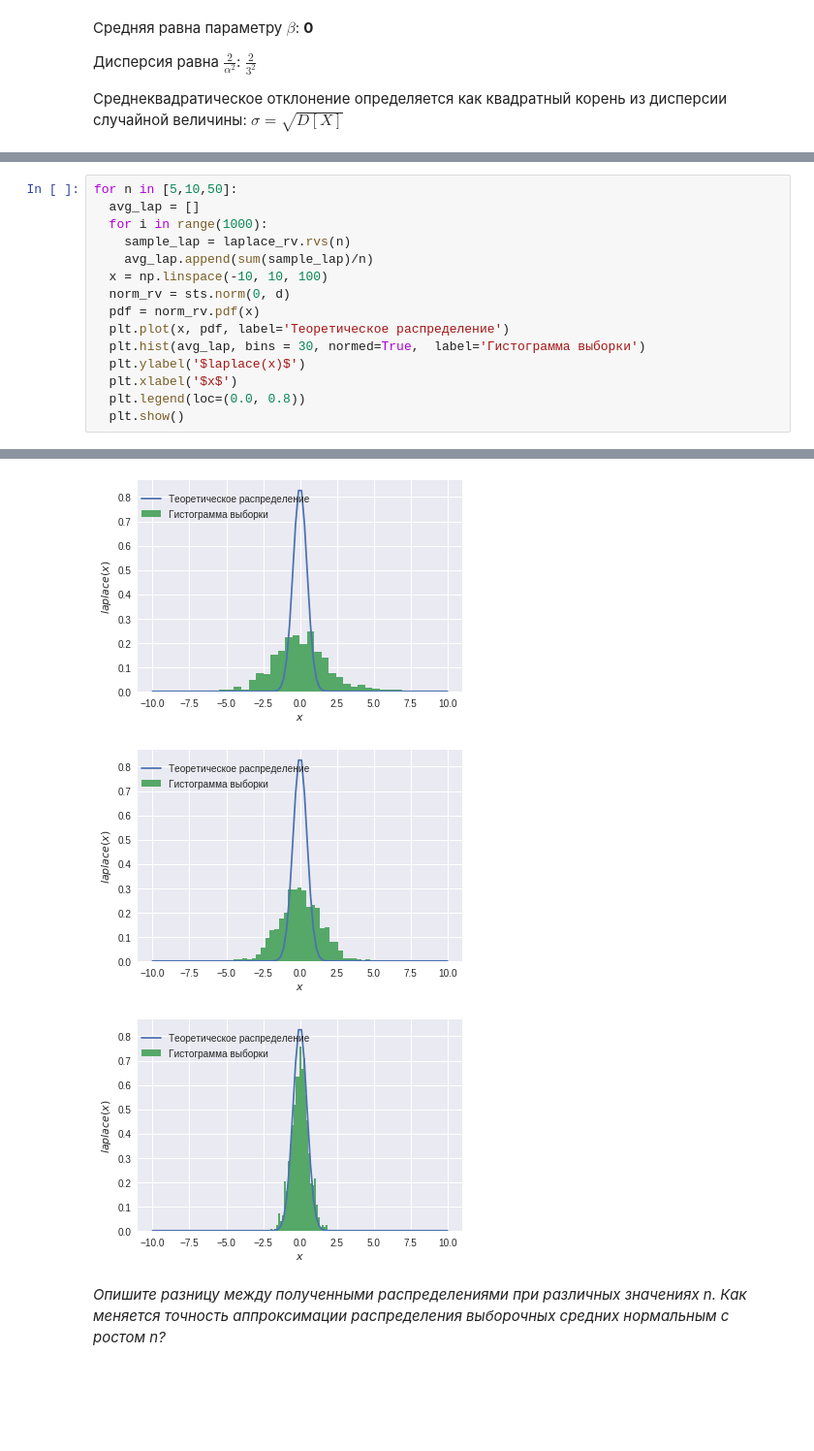
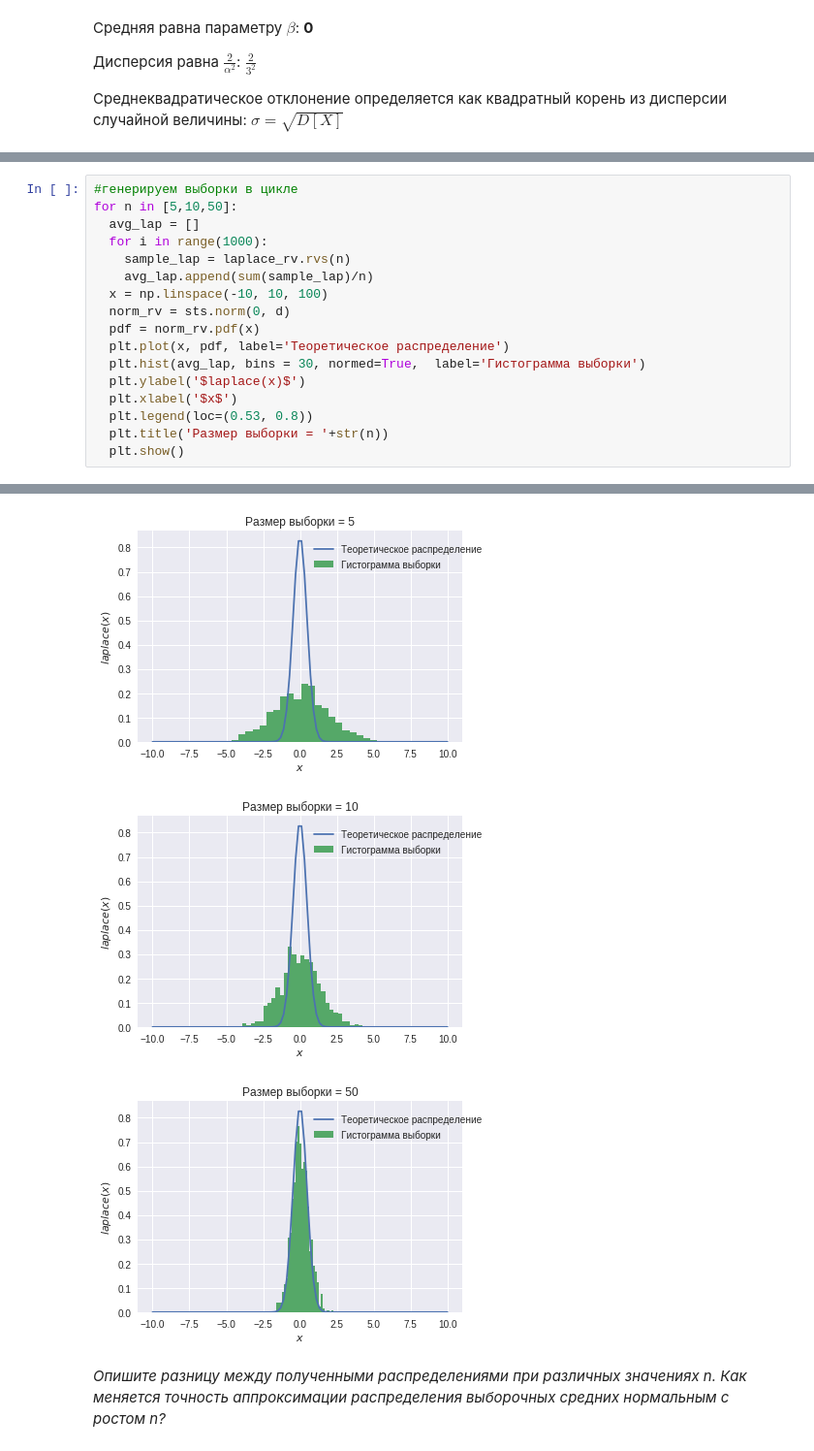
Before and after one commit to zqiaohe/trash, a Jupyter notebook: Центральная_предельная_теорема.ipynb, the cells around one changed output, grey strips where cells are left out. Shown: that part at 97% size. Cells and saved outputs as stored; diff of their text form; blank space fills up the shorter version.

```diff
--- a/Центральная_предельная_теорема.ipynb
+++ b/Центральная_предельная_теорема.ipynb
@@ -45,26 +49,28 @@ import math
 d = 2/3**2
 d = math.sqrt(d)
 # %%
+#генерируем выборки в цикле
 for n in [5,10,50]:
   avg_lap = []
   for i in range(1000):
     sample_lap = laplace_rv.rvs(n)
     avg_lap.append(sum(sample_lap)/n)
   x = np.linspace(-10, 10, 100)
   norm_rv = sts.norm(0, d)
   pdf = norm_rv.pdf(x)
   plt.plot(x, pdf, label='Теоретическое распределение')
   plt.hist(avg_lap, bins = 30, normed=True,  label='Гистограмма выборки')
   plt.ylabel('$laplace(x)$')
   plt.xlabel('$x$')
-  plt.legend(loc=(0.0, 0.8))
+  plt.legend(loc=(0.53, 0.8))
+  plt.title('Размер выборки = '+str(n))
   plt.show()
 # %% [output]
 The 'normed' kwarg was deprecated in Matplotlib 2.1 and will be removed in 3.1. Use 'density' instead.
   alternative="'density'", removal="3.1")
-[figure, old version]
+[figure, new version]
-[figure, old version]
+[figure, new version]
-[figure, old version]
+[figure, new version]
 # %% [markdown]
 *Опишите разницу между полученными распределениями при различных значениях n. Как меняется точность аппроксимации распределения выборочных средних нормальным с ростом n?*
 # %% [markdown]
```
Also changed, not shown: parts of 4 cells of this notebook.
